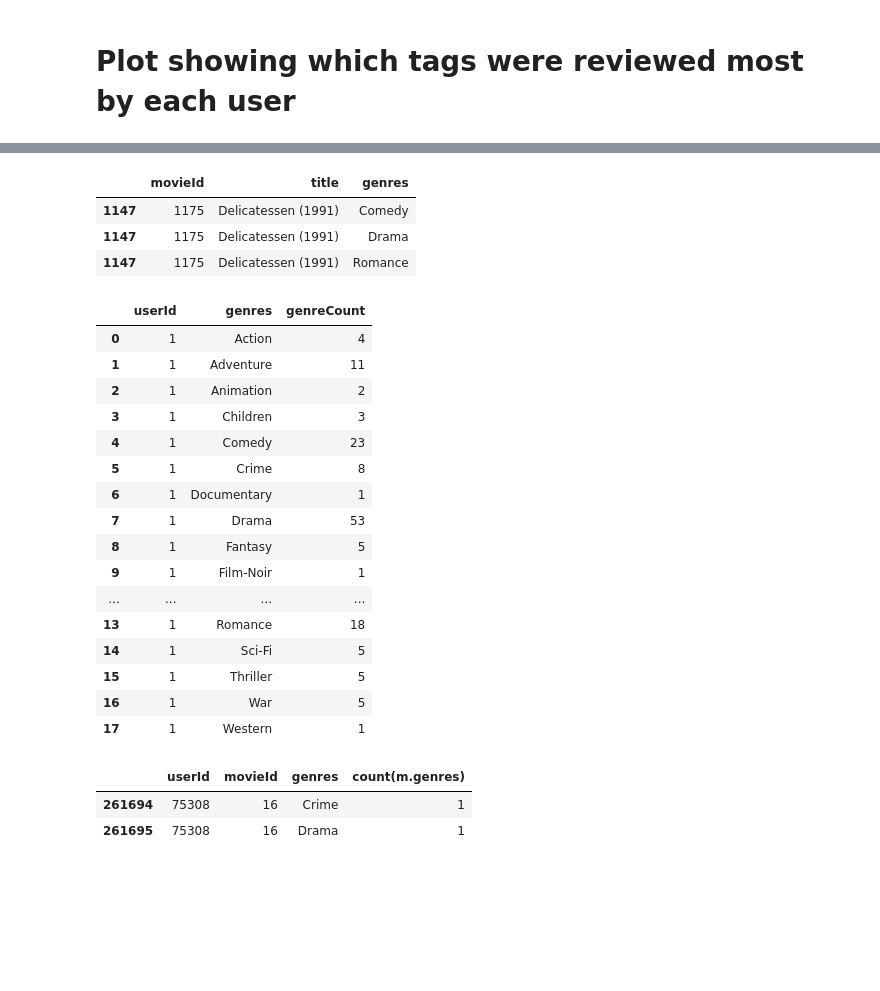
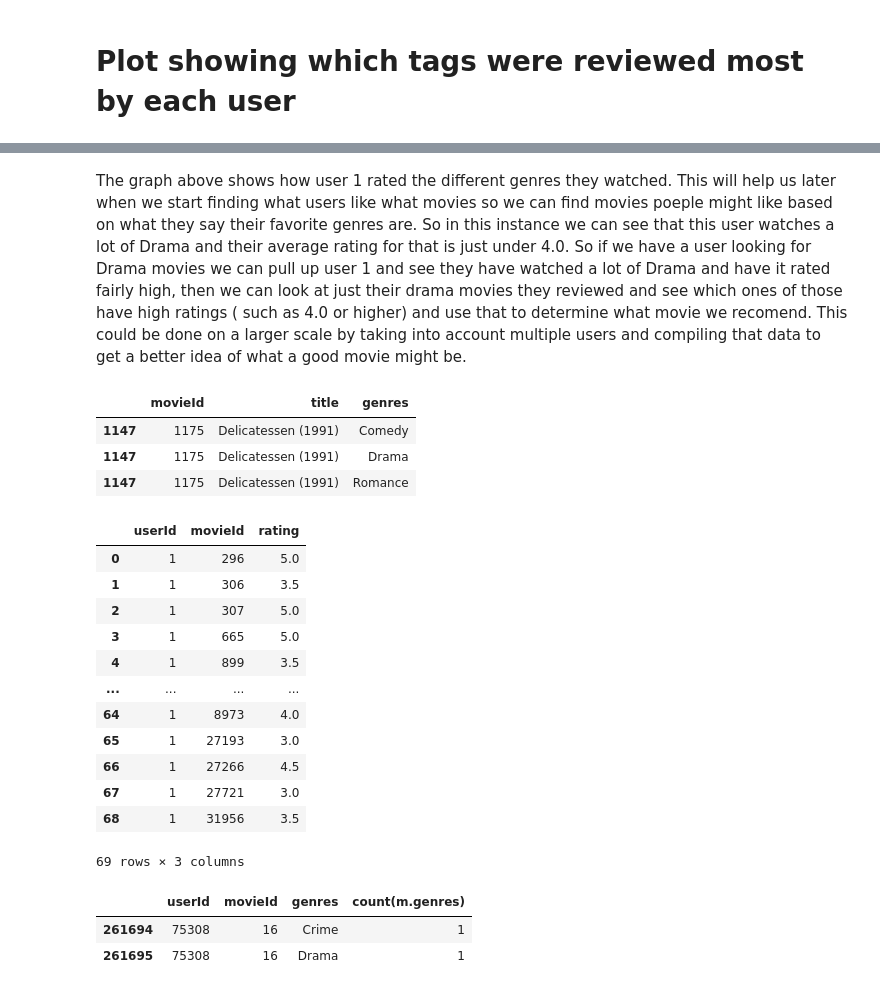
Before and after one commit to rkbhkp/Movie-Recomendation-with-ML, a Jupyter notebook: Milestone_2.ipynb, the cells around one changed output, grey strips where cells are left out. Cells and saved outputs as stored; diff of their text form; code cells hidden in the pictures; blank space fills up the shorter version.

```diff
--- a/Milestone_2.ipynb
+++ b/Milestone_2.ipynb
@@ -421,7 +421,7 @@ The table above is a histogram that shows the number of times each tag was used.
 # %% [markdown]
 # Plot showing which tags were reviewed most by each user
 # %%
-ratings_small = ratings.head(100)
+ratings_small = ratings.head(69)
 ratings_small
 # %% [output]
 |  | userId | movieId | rating | timestamp |
@@ -440,19 +440,24 @@ ratings_small
 # %%
-q = """select userId, genres, Max(genreCount) from (Select s.userId, m.genres, count(m.genres) as genreCount
-    from (SELECT t.userId, t.movieId
+q = """select userId, genres, Max(genreCount), avg_rating from (Select s.userId, m.genres, count(m.genres) as genreCount, avg(s.rating) as avg_rating
+    from (SELECT t.userId, t.movieId, t.rating
     FROM ratings_small as t
     group by t.userId, t.movieId) as s
     join movies_split as m
     on s.movieId = m.movieId
     group by userId, genres)as k
     group by userId;"""
-q2 = """Select s.userId, m.genres, count(m.genres) as genreCount
-    from (SELECT t.userId, t.movieId
+q2 = """Select s.userId, m.genres, count(m.genres) as genreCount, avg(s.rating) as avg_rating
+    from (SELECT t.userId, t.movieId, t.rating
     FROM ratings_small as t
     group by t.userId, t.movieId) as s
     join movies_split as m
     on s.movieId = m.movieId
     group by userId, genres;"""
+
+q3 =   """SELECT t.userId, t.movieId, t.rating
+    FROM ratings_small as t
+    group by t.userId, t.movieId;"""
 uid_count = pysqdf(q)
 uid_count_inner = pysqdf(q2)
+uid_count_inner_inner = pysqdf(q3)
 # %%
@@ -464,3 +516,5 @@ uid_count
+# %% [markdown]
+The graph above shows how user 1 rated the different genres they watched. This will help us later when we start finding what users like what movies so we can find movies poeple might like based on what they say their favorite genres are. So in this instance we can see that this user watches a lot of Drama and their average rating for that is just under 4.0. So if we have a user looking for Drama movies we can pull up user 1 and see they have watched a lot of Drama and have it rated fairly high, then we can look at just their drama movies they reviewed and see which ones of those have high ratings ( such as 4.0 or higher) and use that to determine what movie we recomend. This could be done on a larger scale by taking into account multiple users and compiling that data to get a better idea of what a good movie might be.
 # %%
 movies_split[movies_split["movieId"] == 1175]
 # %% [output]
@@ -469,25 +523,21 @@ movies_split[movies_split["movieId"] == 1175]
 | 1147 | 1175 | Delicatessen (1991) | Drama |
 | 1147 | 1175 | Delicatessen (1991) | Romance |
 # %%
-uid_count_inner[uid_count_inner["userId"] == 1]
+uid_count_inner_inner[uid_count_inner_inner["userId"] == 1]
 # %% [output]
-|  | userId | genres | genreCount |
-| 0 | 1 | Action | 4 |
-| 1 | 1 | Adventure | 11 |
-| 2 | 1 | Animation | 2 |
-| 3 | 1 | Children | 3 |
-| 4 | 1 | Comedy | 23 |
-| 5 | 1 | Crime | 8 |
-| 6 | 1 | Documentary | 1 |
-| 7 | 1 | Drama | 53 |
-| 8 | 1 | Fantasy | 5 |
-| 9 | 1 | Film-Noir | 1 |
+|  | userId | movieId | rating |
+| 0 | 1 | 296 | 5.0 |
+| 1 | 1 | 306 | 3.5 |
+| 2 | 1 | 307 | 5.0 |
+| 3 | 1 | 665 | 5.0 |
+| 4 | 1 | 899 | 3.5 |
 | ... | ... | ... | ... |
-| 13 | 1 | Romance | 18 |
-| 14 | 1 | Sci-Fi | 5 |
-| 15 | 1 | Thriller | 5 |
-| 16 | 1 | War | 5 |
-| 17 | 1 | Western | 1 |
+| 64 | 1 | 8973 | 4.0 |
+| 65 | 1 | 27193 | 3.0 |
+| 66 | 1 | 27266 | 4.5 |
+| 67 | 1 | 27721 | 3.0 |
+| 68 | 1 | 31956 | 3.5 |
+69 rows × 3 columns
 # %%
 uid_count[uid_count['userId'] == 75308]
 # %% [output]
```
Also changed, not shown: parts of 6 cells of this notebook.
